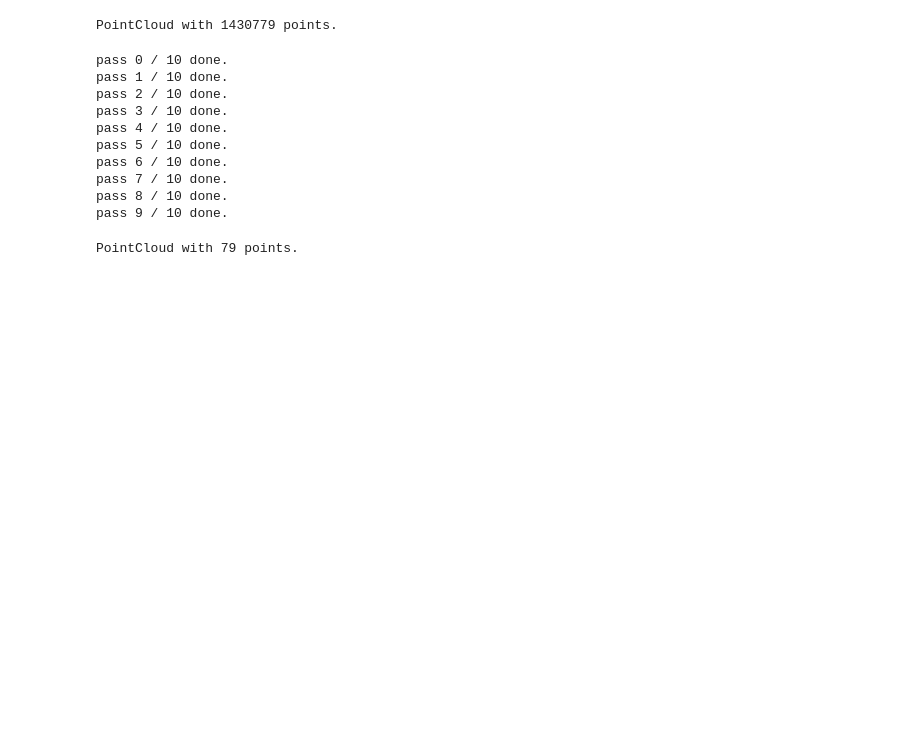
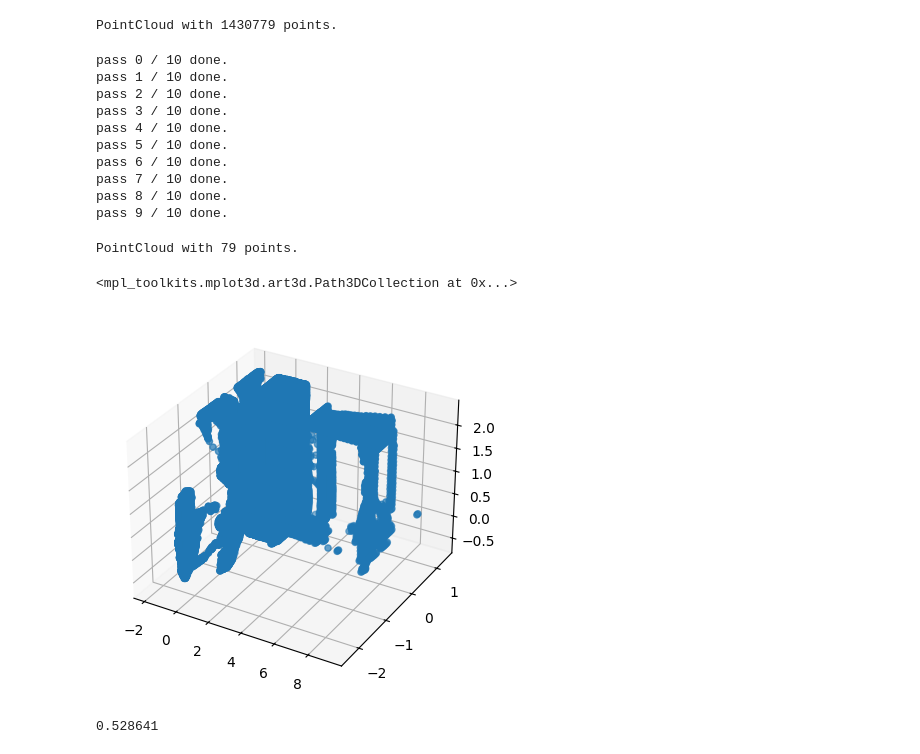
Before and after one commit to lborovina1/Point-Cloud-Data-Processing, a Jupyter notebook: collab.ipynb, the cells around one changed output. Cells and saved outputs as stored; diff of their text form; code cells hidden in the pictures; blank space fills up the shorter version.

```diff
--- a/collab.ipynb
+++ b/collab.ipynb
@@ -474,3 +474,29 @@ colors[labels < 0] = 0
 rest.colors = o3d.utility.Vector3dVector(colors[:, :3])
 # %%
 o3d.visualization.draw_geometries([rest]) #mid sa ovom malom sobicom
+# %%
+import pandas as pd
+from mpl_toolkits import mplot3d
+%matplotlib inline
+import matplotlib.pyplot as plt
+import numpy as np
+import open3d as o3d
+
+filename = '/home/hasti/DPS/resursi/PointCloud0.csv'
+
+cloud = pd.read_csv(filename)
+
+cloud = cloud[['x','y','z']]
+
+fig = plt.figure()
+
+ax = plt.axes(projection='3d')
+ax.scatter3D(cloud['x'], cloud['y'], cloud['z'], cmap='Greens')
+# %% [output]
+<mpl_toolkits.mplot3d.art3d.Path3DCollection at 0x...>
+[figure, added]
+# %%
+a = cloud.to_numpy()
+print(a[4444,2])
+# %% [output]
+0.528641
```
Also changed, not shown: 3 other files.
